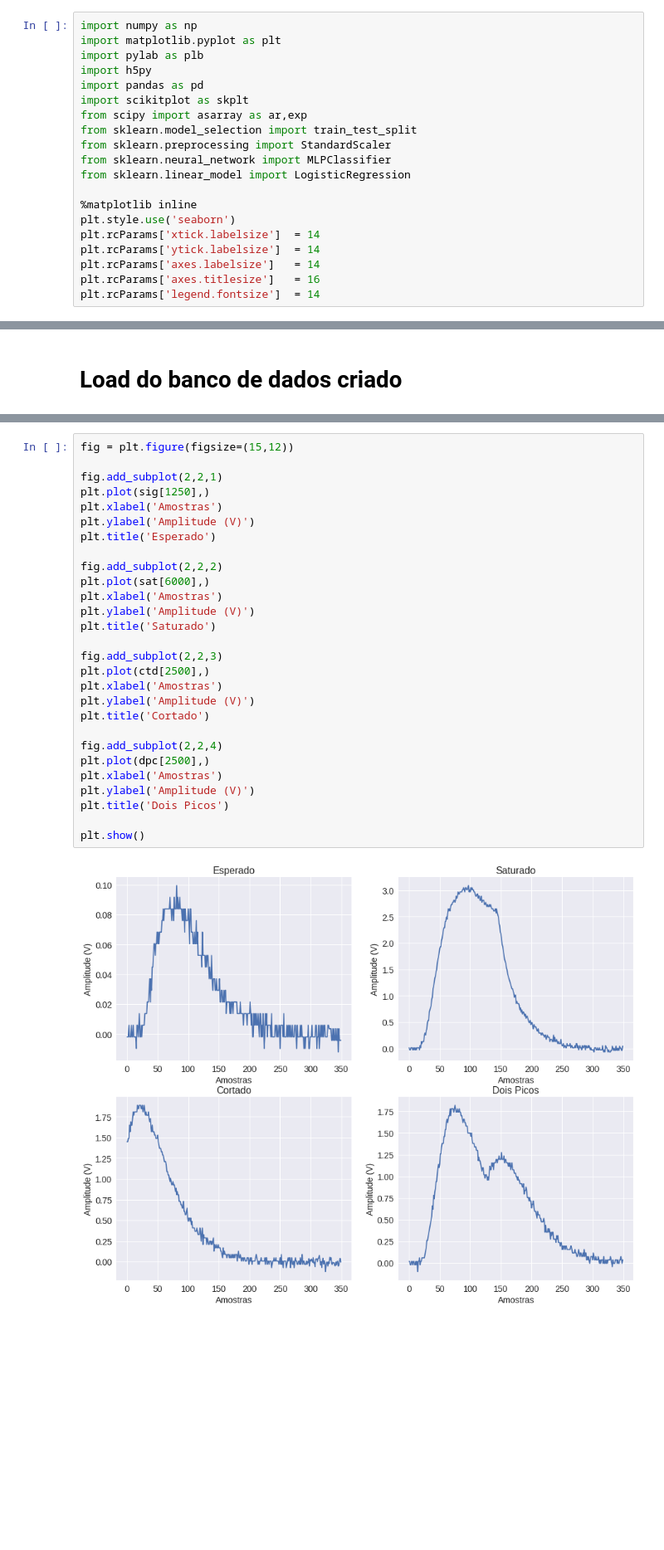
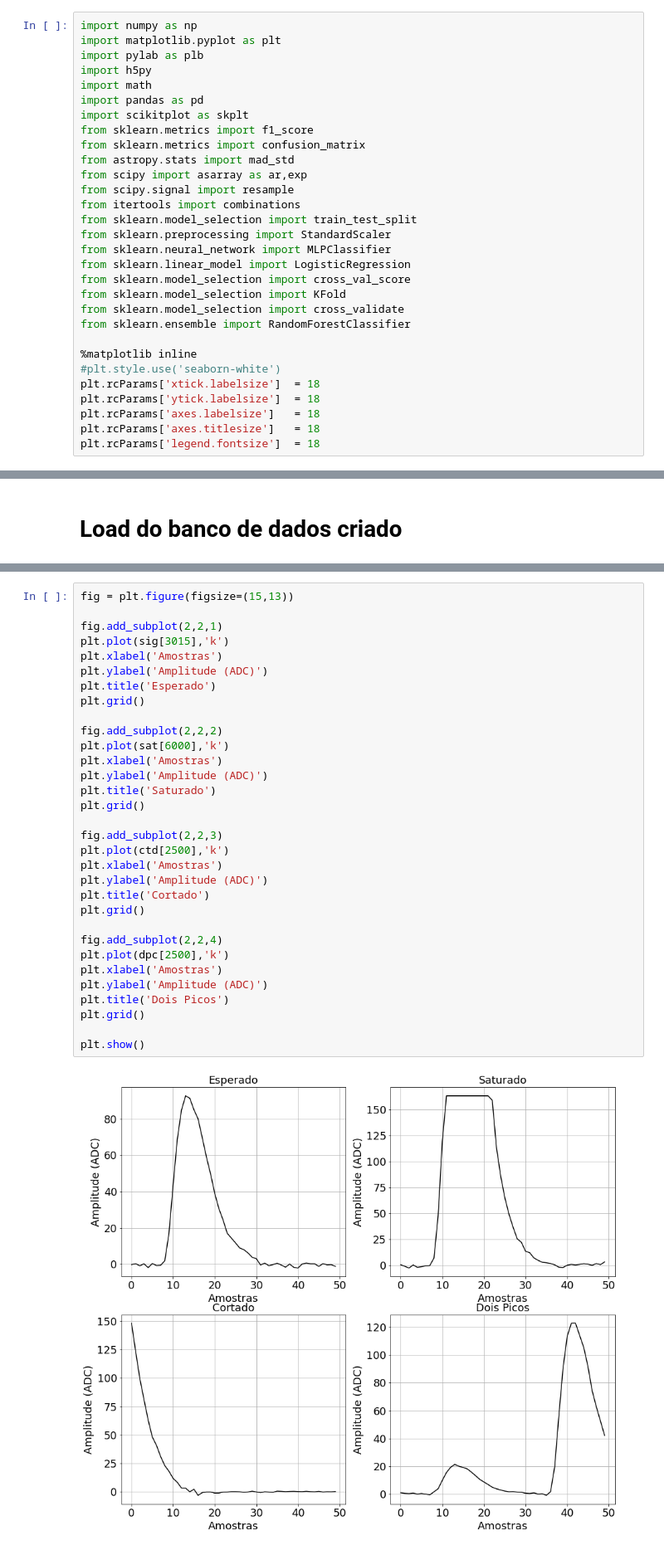
Before and after one commit to marimigliorini/classification_neutrinos, a Jupyter notebook: NeutrinosSignalClassification.ipynb, the cells around one changed output, grey strips where cells are left out. Shown at 83% size. Drawn from its saved outputs; the diff is of its cells as text; blank space fills up the shorter version.

```diff
--- a/NeutrinosSignalClassification.ipynb
+++ b/NeutrinosSignalClassification.ipynb
@@ -3,21 +3,31 @@ import numpy as np
 import matplotlib.pyplot as plt
 import pylab as plb
 import h5py
+import math
 import pandas as pd
 import scikitplot as skplt
+from sklearn.metrics import f1_score
+from sklearn.metrics import confusion_matrix
+from astropy.stats import mad_std
 from scipy import asarray as ar,exp
+from scipy.signal import resample
+from itertools import combinations
 from sklearn.model_selection import train_test_split
 from sklearn.preprocessing import StandardScaler
 from sklearn.neural_network import MLPClassifier
 from sklearn.linear_model import LogisticRegression
+from sklearn.model_selection import cross_val_score
+from sklearn.model_selection import KFold
+from sklearn.model_selection import cross_validate
+from sklearn.ensemble import RandomForestClassifier
 
 %matplotlib inline
-plt.style.use('seaborn')
-plt.rcParams['xtick.labelsize']  = 14
-plt.rcParams['ytick.labelsize']  = 14
-plt.rcParams['axes.labelsize']   = 14
-plt.rcParams['axes.titlesize']   = 16
-plt.rcParams['legend.fontsize']  = 14
+#plt.style.use('seaborn-white')
+plt.rcParams['xtick.labelsize']  = 18
+plt.rcParams['ytick.labelsize']  = 18
+plt.rcParams['axes.labelsize']   = 18
+plt.rcParams['axes.titlesize']   = 18
+plt.rcParams['legend.fontsize']  = 18
 # %%
 def loadh5File(filename):
     """Load h5 database and return signal and time arrays.
@@ -393,32 +422,36 @@ dpc = np.array(h5['doisPicos'])
 # %% [output]
 ['cortados', 'doisPicos', 'esperados', 'saturados']
 # %%
-fig = plt.figure(figsize=(15,12))
+fig = plt.figure(figsize=(15,13))
 
 fig.add_subplot(2,2,1)
-plt.plot(sig[1250],)
+plt.plot(sig[3015],'k')
 plt.xlabel('Amostras')
-plt.ylabel('Amplitude (V)')
+plt.ylabel('Amplitude (ADC)')
 plt.title('Esperado')
+plt.grid()
 
 fig.add_subplot(2,2,2)
-plt.plot(sat[6000],)
+plt.plot(sat[6000],'k')
 plt.xlabel('Amostras')
-plt.ylabel('Amplitude (V)')
+plt.ylabel('Amplitude (ADC)')
 plt.title('Saturado')
+plt.grid()
 
 fig.add_subplot(2,2,3)
-plt.plot(ctd[2500],)
+plt.plot(ctd[2500],'k')
 plt.xlabel('Amostras')
-plt.ylabel('Amplitude (V)')
+plt.ylabel('Amplitude (ADC)')
 plt.title('Cortado')
+plt.grid()
 
 fig.add_subplot(2,2,4)
-plt.plot(dpc[2500],)
+plt.plot(dpc[2500],'k')
 plt.xlabel('Amostras')
-plt.ylabel('Amplitude (V)')
+plt.ylabel('Amplitude (ADC)')
 plt.title('Dois Picos')
+plt.grid()
 
 plt.show()
 # %% [output]
-[figure, old version]
+[figure, new version]
```
Also changed, not shown: parts of 115 cells of this notebook, 1 other file.
